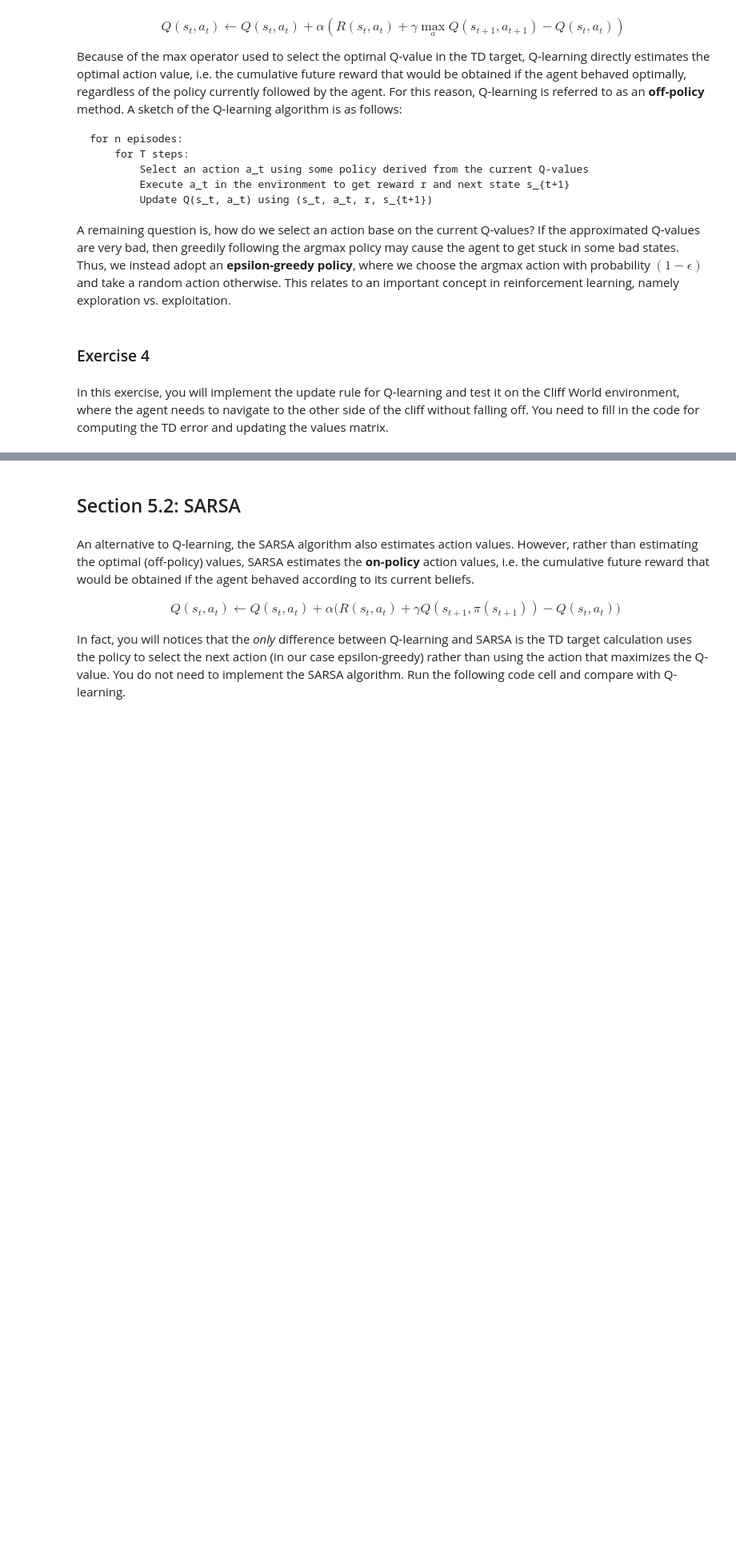
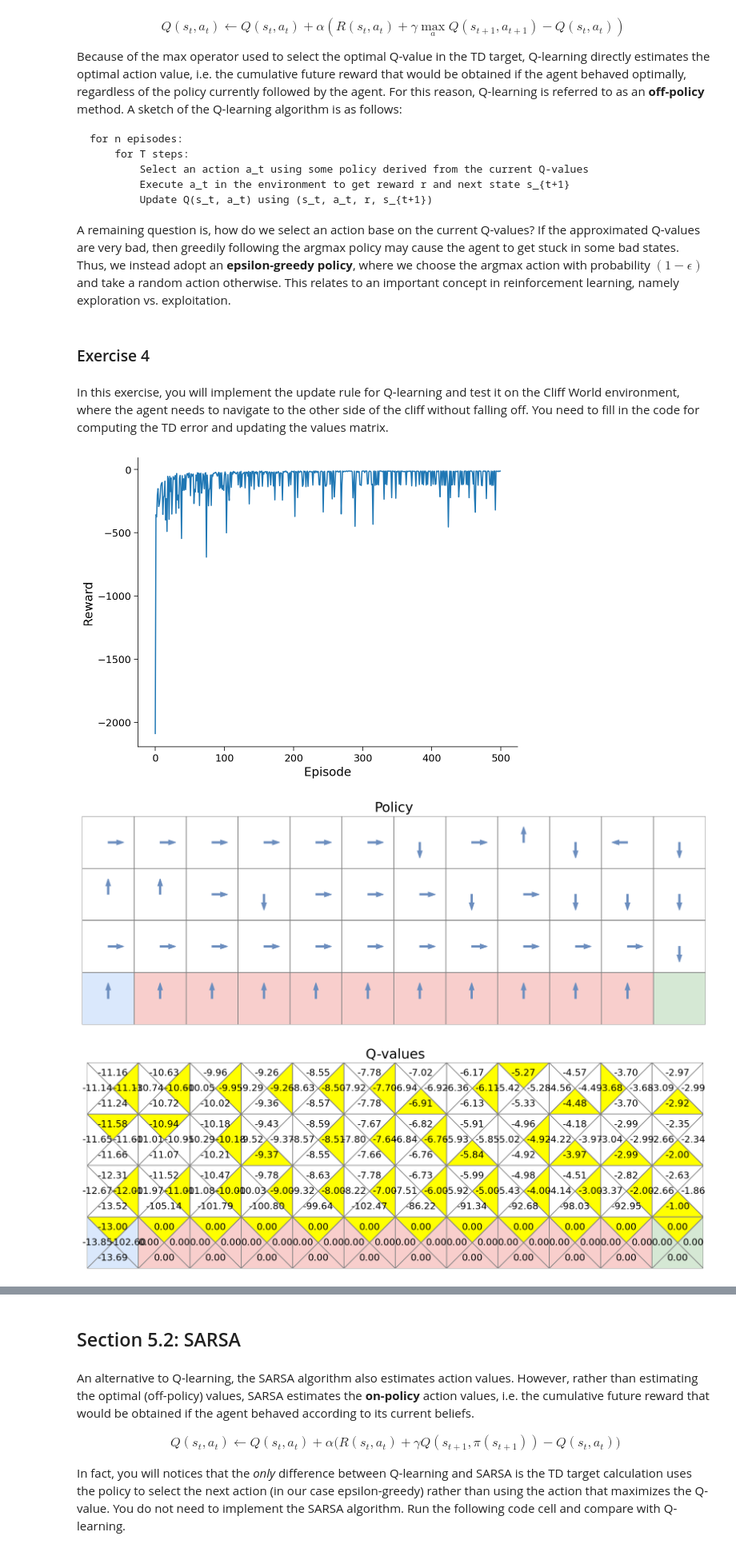
Before and after one commit to spatank/CIS-522, a Jupyter notebook: Tutorials/W11_Tutorial1_SPP.ipynb, the cells around one changed output, grey strips where cells are left out. Shown at 80% size. Drawn from its saved outputs; the diff is of its cells as text; code cells hidden in the pictures; blank space fills up the shorter version.

```diff
--- a/Tutorials/W11_Tutorial1_SPP.ipynb
+++ b/Tutorials/W11_Tutorial1_SPP.ipynb
@@ -728,51 +762,48 @@ def learn_gridworld(env, backup_rule, params, max_steps, n_episodes):
 # %% [markdown]
 In this exercise, you will implement the update rule for Q-learning and test it on the Cliff World environment, where the agent needs to navigate to the other side of the cliff without falling off. You need to fill in the code for computing the TD error and updating the values matrix.
 # %%
-# Q-Learning
+# Q-learning
 def q_learning_backup(state, action, reward, next_state, values, params):
     '''
     Compute a new set of q-values using the q-learning update rule.
     Args:
         state (tuple): s_t, a tuple of xy coordinates.
         action (int): a_t, an integer from {0, 1, 2, 3}.
         reward (float): the reward of executing a_t at s_t.
         next_state (tuple): s_{t+1}, a tuple of xy coordinates.
         values (ndarray): an (h, w, 4) numpy array of q-values. values[y, x, a]
                           stores the value of executing action a at state (x, y).
         params (dict): a dictionary of parameters.
-
     Returns:
         ndarray: the updated q-values.
     '''
     x, y = state
     nx, ny = next_state
     gamma = params['gamma']
     alpha = params['alpha']
 
-    ####################################################################
-    # Fill in missing code below (...),
-    # then remove or comment the line below to test your function
-    raise NotImplementedError("Q-learning")
-    ####################################################################
-    q = ...
-    max_next_q = ...
+    q = values[y, x, action]
+    max_next_q = np.max(values[ny, nx])
 
-    # Compute TD error using q and max_next_q
-    td_error = ...
-    values[y, x, action] = ...
+    td_error = reward + (gamma * max_next_q - q)
+    values[y, x, action] = q + alpha * td_error
 
     return values
 
-# # Uncomment to test
-# env = get_cliff_walk()
-# params = {'gamma': 1.0, 'alpha': 0.1 , 'epsilon': 0.1}
-# max_steps = 1000
-# n_episodes = 500
-# q_values, episode_rewards = learn_gridworld(env, q_learning_backup, params, max_steps, n_episodes)
+# Uncomment to test
+env = get_cliff_walk()
+params = {'gamma': 1.0, 'alpha': 0.1 , 'epsilon': 0.1}
+max_steps = 1000
+n_episodes = 500
+q_values, episode_rewards = learn_gridworld(env, q_learning_backup, params, max_steps, n_episodes)
 
-# plot_episode_rewards(episode_rewards)
-# env.render_policy(np.argmax(q_values, axis=2))
-# env.render_q_values(q_values)
+plot_episode_rewards(episode_rewards)
+env.render_policy(np.argmax(q_values, axis=2))
+env.render_q_values(q_values)
+# %% [output]
+[figure, added]
+[figure, added]
+[figure, added]
 # %% [markdown]
 [*Click for solution*](https://github.com/CIS-522/course-content/blob/main/tutorials/W11_DeepRL/solutions/W11_Tutorial1_Solution_Ex04.py)
 
```
Also changed, not shown: parts of 27 cells of this notebook.
